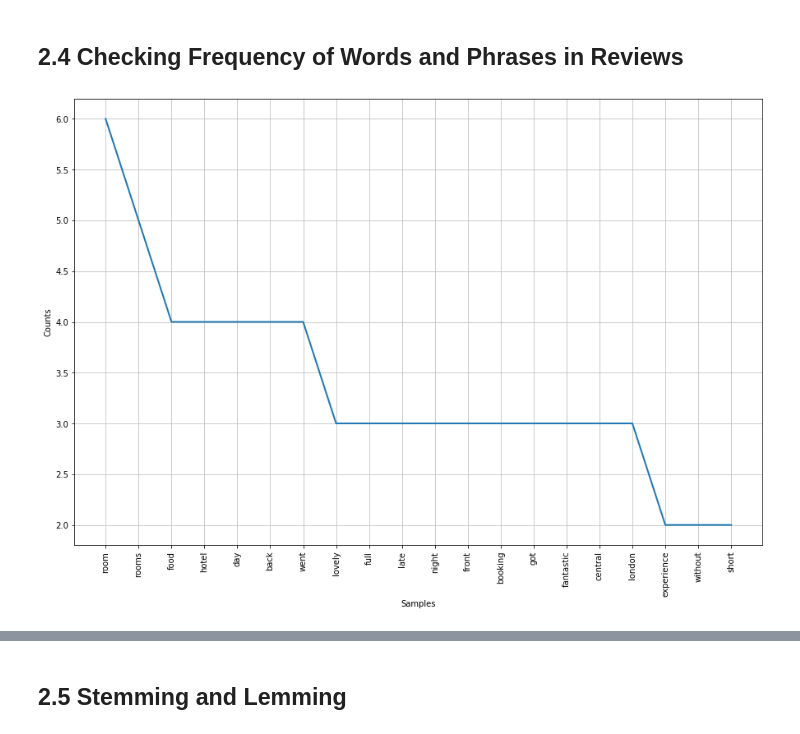
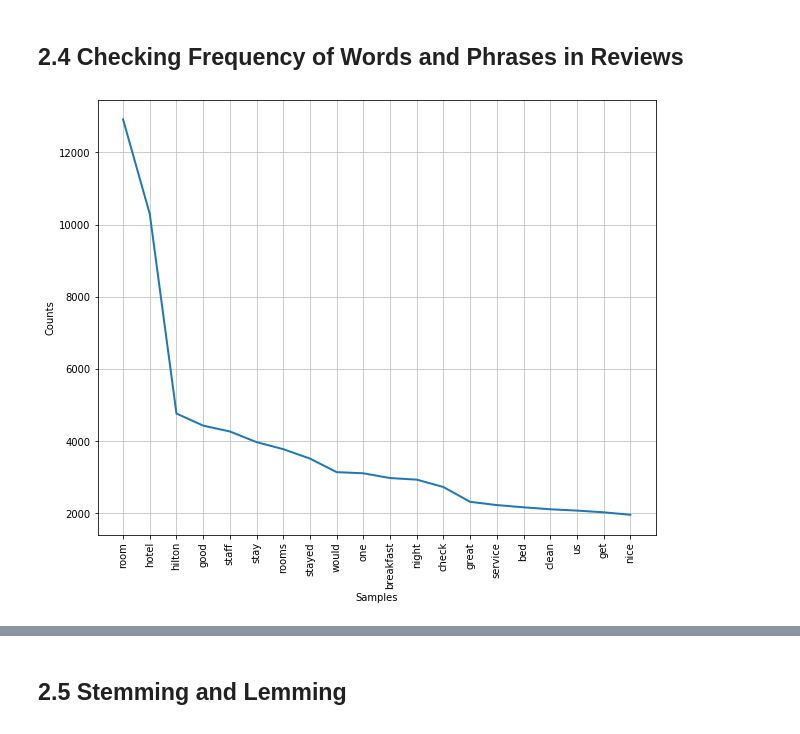
Before and after one commit to awesomeahi95/Hotel_Review_NLP, a Jupyter notebook: 2.Further_EDA_and_Preprocessing.ipynb, the cells around one changed output, grey strips where cells are left out. Cells and saved outputs as stored; diff of their text form; code cells hidden in the pictures.

```diff
--- a/2.Further_EDA_and_Preprocessing.ipynb
+++ b/2.Further_EDA_and_Preprocessing.ipynb
@@ -68,22 +68,24 @@ df['review'][0:3].to_list()
 ["Its hard to find words that can describe this experience without being too dismissive so i'll keep it short.  Pros. - Check experience was fine.... The checkin clerk was funny and helpful, and had a ...
  'Absolutely terrible. Cracked ceiling, tiny room, bad quality tv, cracked paint on bath, shower coming of the wall, dated bathroom, sink tap falling apart, scratches all over the wall,really dated ba ...
  'Very disappointed firstly i checked in online but had to go to front desk to get digital key the system was down so this took longer than it should of then the next day i found out they took 2 times ...
+# %%
+flat_review = " ".join(df['review'].values)
 # %%
 flat_list_reviews = []
 tokenizer = RegexpTokenizer(r'[a-zA-Z]+')
-tokenized_reviews = tokenizer.tokenize(str(df['review'].values))
+tokenized_reviews = tokenizer.tokenize(flat_review)
 
 for review in tokenized_reviews:
     flat_list_reviews.append(review.lower())
-
-stop_words = stopwords.words("english")
-
-flat_list_reviews = [word for word in flat_list_reviews if word not in stop_words]
+# %%
+stop_words = stopwords.words("english")
+
+flat_list_reviews_no_stop = [word for word in flat_list_reviews if word not in stop_words]
 # %% [markdown]
 ## 2.4 Checking Frequency of Words and Phrases in Reviews
 # %%
-plt.figure(figsize=(15,10))
-FreqDist(flat_list_reviews).plot(20)
+plt.figure(figsize=(10,8))
+FreqDist(flat_list_reviews_no_stop).plot(20)
 plt.show()
 # %% [output]
-[figure, old version]
+[figure, new version]
```
Also changed, not shown: parts of 22 cells of this notebook, 3 other files.
